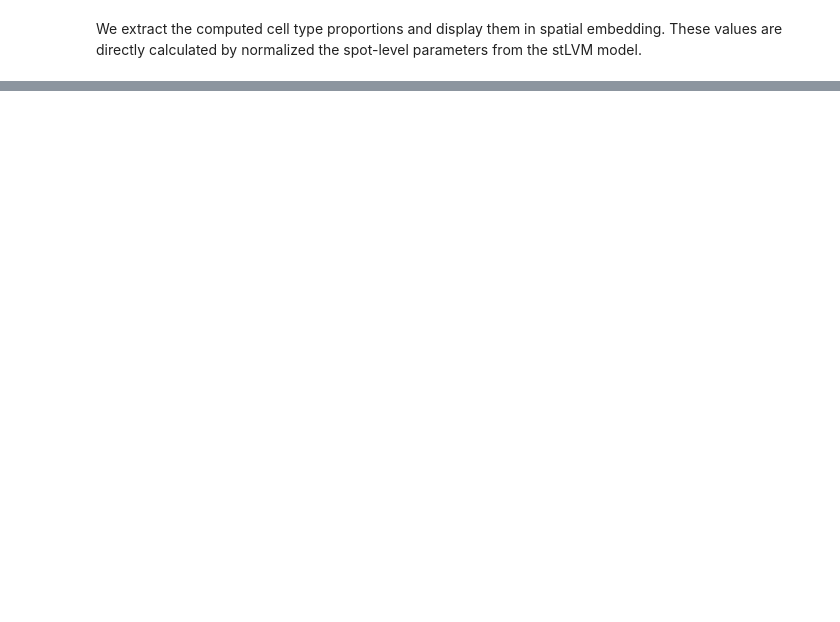
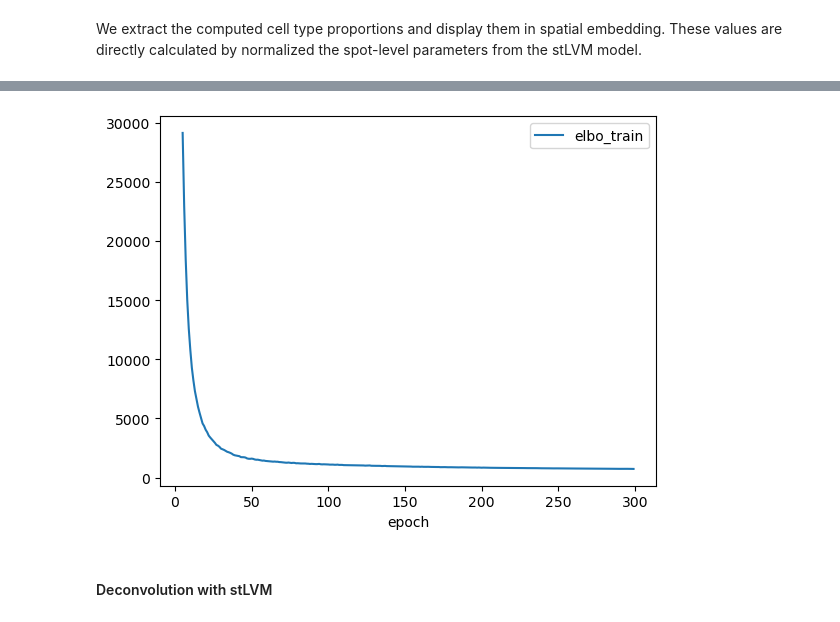
Before and after one commit to azizilab/starfysh_reproducibility, a Jupyter notebook: simulation/test_DestVI.ipynb, the cells around one changed output, grey strips where cells are left out. Saved outputs shown, nothing was run; the diff lists cells and outputs as text; code cells hidden in the pictures; blank space fills up the shorter version.

```diff
--- a/simulation/test_DestVI.ipynb
+++ b/simulation/test_DestVI.ipynb
@@ -491,0 +445,13 @@ st_adata.obsm["proportions"].to_csv(os.path.join(results_folder, "out.csv"))
+# %%
+st_adata.layers["counts"] = st_adata.X.copy()
+st_adata.obsm["spatial"] = st_adata.obsm["location"]
+
+sc.pp.normalize_total(st_adata, target_sum=10e4)
+sc.pp.log1p(st_adata)
+st_adata.raw = st_adata
+# %%
+# filter genes to be the same on the spatial data
+intersect = np.intersect1d(sc_adata.var_names, st_adata.var_names)
+st_adata = st_adata[:, intersect].copy()
+sc_adata = sc_adata[:, intersect].copy()
+G = len(intersect)
@@ -491,0 +464,3 @@ st_adata.obsm["proportions"].to_csv(os.path.join(results_folder, "out.csv"))
+# %%
+sc_model = CondSCVI(sc_adata, weight_obs=False)
+sc_model.view_anndata_setup()
@@ -491,0 +503,2 @@ st_adata.obsm["proportions"].to_csv(os.path.join(results_folder, "out.csv"))
+# %%
+sc_model.train()
@@ -491,0 +512,7 @@ st_adata.obsm["proportions"].to_csv(os.path.join(results_folder, "out.csv"))
+# %%
+sc_model.history["elbo_train"].iloc[5:].plot()
+plt.show()
+# %% [output]
+[figure, added]
+# %% [markdown]
+#### Deconvolution with stLVM
```
Also changed, not shown: parts of 62 cells of this notebook, 7 other files.
